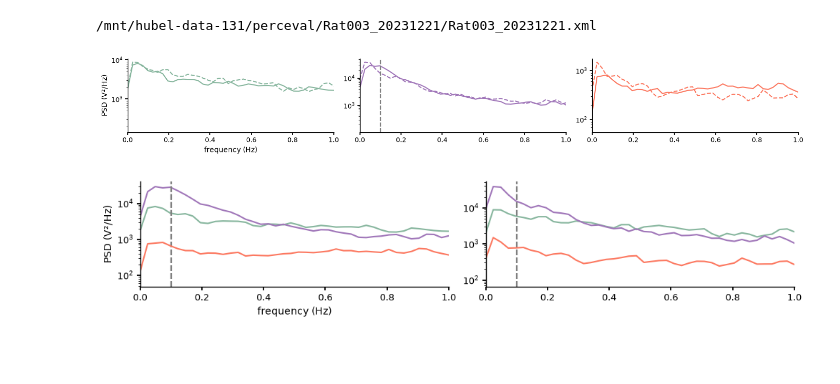
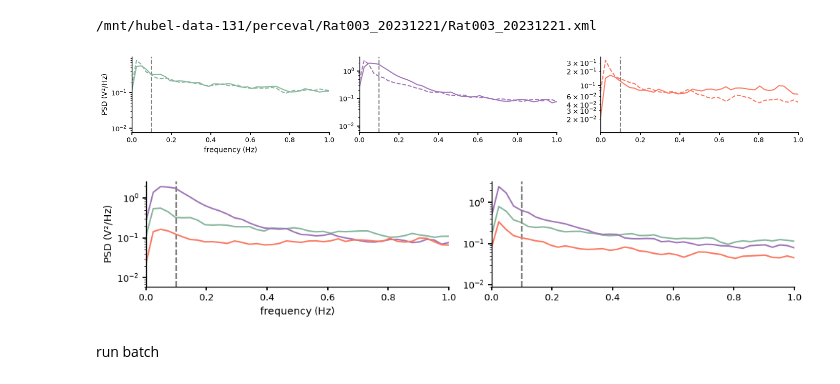
Before and after one commit to pietro-bozzo/NRCode, a Jupyter notebook: Python/Drafts/ISAPSD.ipynb, the cells around one changed output. Drawn from its saved outputs; the diff is of its cells as text; code cells hidden in the pictures; blank space fills up the shorter version.

```diff
--- a/Python/Drafts/ISAPSD.ipynb
+++ b/Python/Drafts/ISAPSD.ipynb
@@ -11,47 +12,57 @@ froot = pathlib.Path().cwd().parent.parent / 'Results/Figures/ISIntervals'
 batch_file = '/mnt/hubel-data-103/Pietro/InfraSlowNRPaper/Data/IS_intervals.batch'
 do_save = False
 # %%
-def _ISAPSD(session,regs=None,when='sleep.*#0',bin=0.05,nperseg=256):
+def _ISAPSD(session,regs=None,when='sleep.*#0',bin=0.05,nperseg=8):
 
     R = fma.regions.regions(session,phases=when,states=['sws','rem'],events='InfraSlowRhythm/infraslowaval')
     regs = R.ids if regs is None else np.array(regs)[np.isin(regs,R.ids)]
     isa = R.eventIntervals('slownr')
 
     window = bin
-    fr = R.firingRate(regs=regs,window=window,when='sws')
+    fr = R.firingRate(regs=regs,window=window) #,when='sws')
     _, is_isa = fma.general.restrict(fr,isa,s_ind=True)
-    #states = ['sws','rem','other']
 
-    freq, psd_isa = sp.signal.welch(fr[is_isa,1:],fs=1/window,nperseg=nperseg,axis=0)
-    _, psd_nisa = sp.signal.welch(fr[~is_isa,1:],fs=1/window,nperseg=nperseg,axis=0)
+    freq, psd_isa = sp.signal.welch(fr[is_isa,1:],fs=1/window,nperseg=2**nperseg,axis=0)
+    _, psd_nisa = sp.signal.welch(fr[~is_isa,1:],fs=1/window,nperseg=2**nperseg,axis=0)
+    # normalize to pdf(power)
+    psd_isa = psd_isa / np.trapezoid(psd_isa,freq,axis=0)
+    psd_nisa = psd_nisa / np.trapezoid(psd_nisa,freq,axis=0)
+
+    # fraction of power concentrated below 0.5 Hz
+    valid = freq < 0.5
+    fraction_isa = np.trapezoid(psd_isa[valid,:],x=freq[valid],axis=0)
+    fraction_nisa = np.trapezoid(psd_nisa[valid,:],x=freq[valid],axis=0)
 
     psd = xr.DataArray([psd_isa,psd_nisa],dims=['isa','f','reg'],coords={'isa': [True,False], 'f': freq, 'reg': regs, 'rat': int(R.rat)})
+    fraction = xr.DataArray([fraction_isa,fraction_nisa],dims=['isa','reg'],coords={'isa': [True,False], 'reg': regs, 'rat': int(R.rat)})
 
-    return psd
+    return psd, fraction
 # %%
 session = fma.data.readBatchFile(batch_file)[0][6]
 print(session)
-psd = _ISAPSD(session,bin=0.02,nperseg=2**11)
+spsd, sfraction = _ISAPSD(session,bin=0.02,nperseg=11)
 # %% [output]
 /mnt/hubel-data-131/perceval/Rat003_20231221/Rat003_20231221.xml
 # %%
 fig, ax = fma.plotting.makeFigure(size=(35,5),n=(1,3))
-for i, reg in enumerate(psd.reg.values):
-    ax[j].axvline(0.1,ls='--',color='gray')
-    ax[i].semilogy(psd.f,psd.sel(reg=reg,isa=True),color=isru.paperColors(reg))
-    ax[i].semilogy(psd.f,psd.sel(reg=reg,isa=False),ls='--',color=isru.paperColors(reg))
+for i, reg in enumerate(spsd.reg.values):
+    ax[i].axvline(0.1,ls='--',color='gray')
+    ax[i].semilogy(spsd.f,spsd.sel(reg=reg,isa=True),color=isru.paperColors(reg))
+    ax[i].semilogy(spsd.f,spsd.sel(reg=reg,isa=False),ls='--',color=isru.paperColors(reg))
     ax[i].set_xlim([0,1])
 ax[0].set(xlabel='frequency (Hz)',ylabel='PSD (V²/Hz)');
 # %% [output]
-[figure, old version]
+[figure, new version]
 # %%
 fig, ax = fma.plotting.makeFigure(size=(25,5),n=(1,2))
-for i, reg in enumerate(psd.reg.values):
+for i, reg in enumerate(spsd.reg.values):
     for j, isa in enumerate([True,False]):
         ax[j].axvline(0.1,ls='--',color='gray')
-        ax[j].semilogy(psd.f,psd.sel(reg=reg,isa=isa),color=isru.paperColors(reg))
+        ax[j].semilogy(spsd.f,spsd.sel(reg=reg,isa=isa),color=isru.paperColors(reg))
         ax[j].set_xlim([0,1])
 
 ax[0].set(xlabel='frequency (Hz)',ylabel='PSD (V²/Hz)');
 # %% [output]
-[figure, old version]
+[figure, new version]
+# %% [markdown]
+run batch
```
Also changed, not shown: parts of 5 cells of this notebook.
